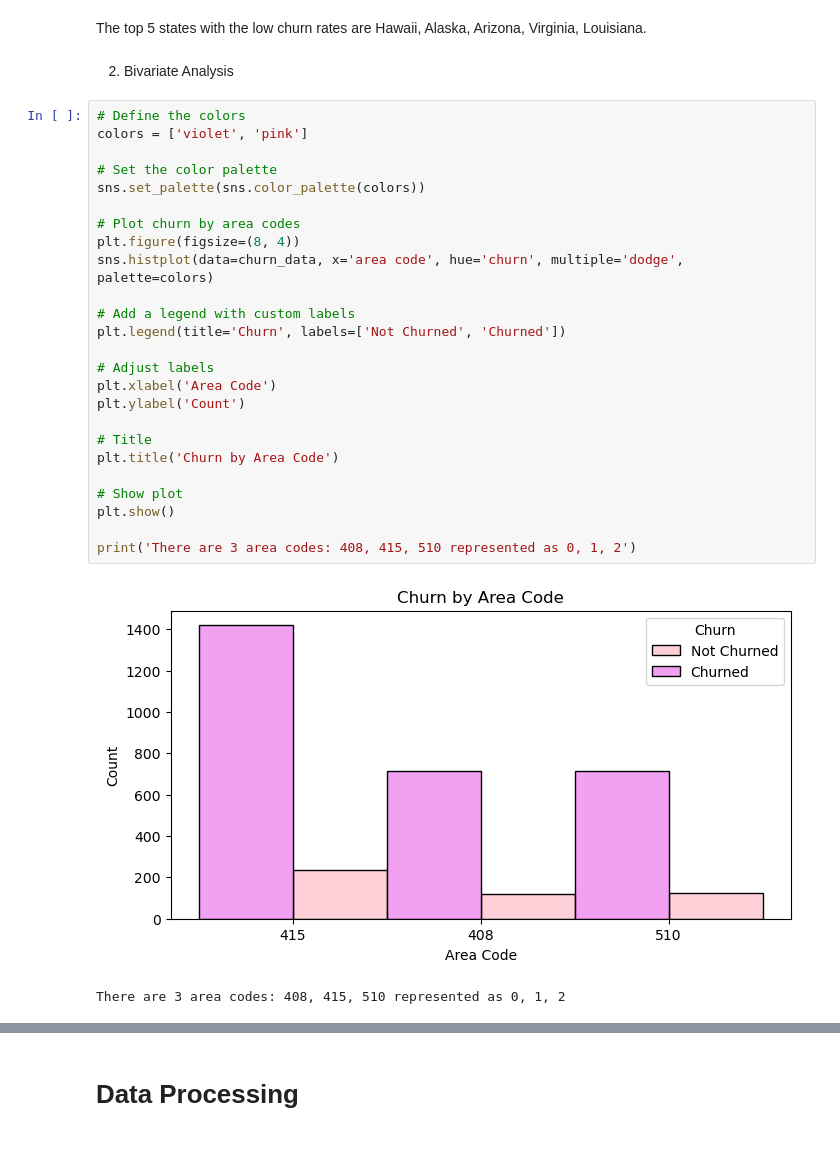
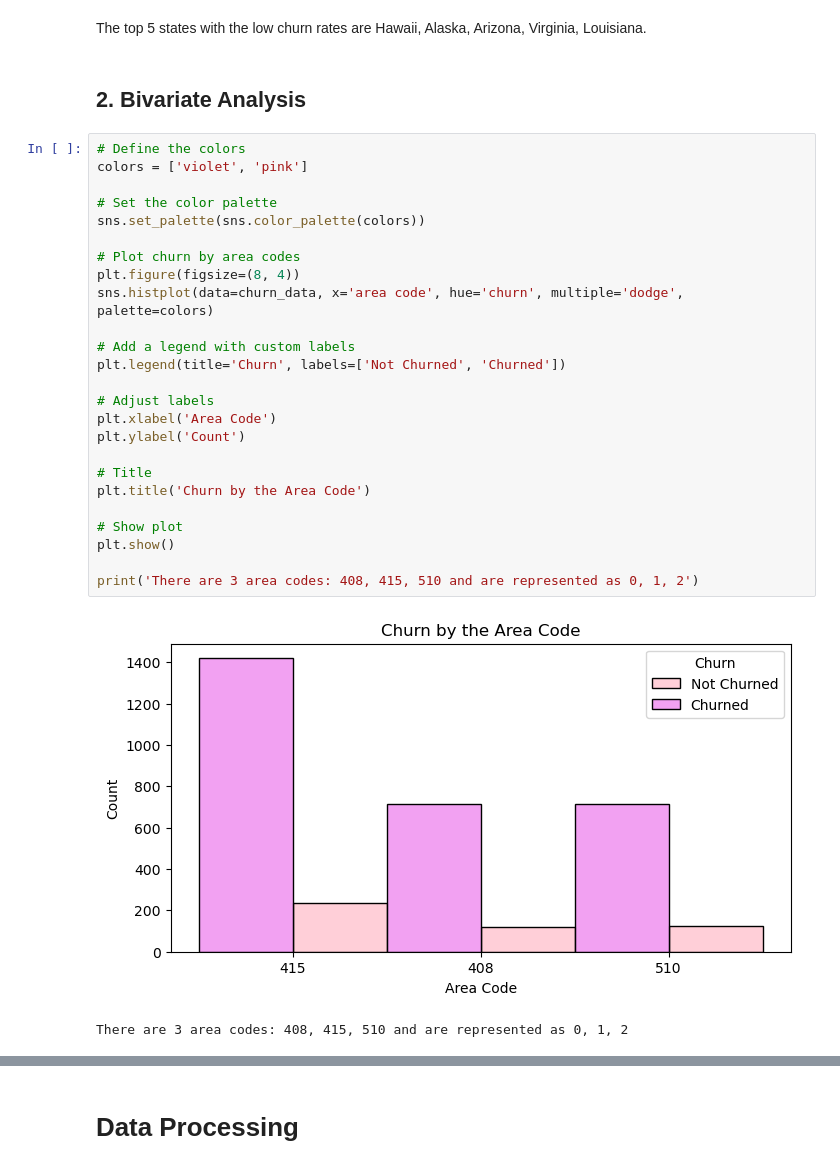
Before and after one commit to Mayoggz/SyriaTel-customer-churn, a Jupyter notebook: index.ipynb, the cells around one changed output, grey strips where cells are left out. Saved outputs shown, nothing was run; the diff lists cells and outputs as text.

```diff
--- a/index.ipynb
+++ b/index.ipynb
@@ -275,33 +283,33 @@ plt.show()
 # %% [markdown]
 The top 5 states with the low churn rates are Hawaii, Alaska, Arizona, Virginia, Louisiana.
 # %% [markdown]
-2. Bivariate Analysis
+## 2. Bivariate Analysis
 # %%
 # Define the colors
 colors = ['violet', 'pink']
 
 # Set the color palette
 sns.set_palette(sns.color_palette(colors))
 
 # Plot churn by area codes
 plt.figure(figsize=(8, 4))
 sns.histplot(data=churn_data, x='area code', hue='churn', multiple='dodge', palette=colors)
 
 # Add a legend with custom labels
 plt.legend(title='Churn', labels=['Not Churned', 'Churned'])
 
 # Adjust labels
 plt.xlabel('Area Code')
 plt.ylabel('Count')
 
 # Title
-plt.title('Churn by Area Code')
+plt.title('Churn by the Area Code')
 
 # Show plot
 plt.show()
 
-print('There are 3 area codes: 408, 415, 510 represented as 0, 1, 2')
+print('There are 3 area codes: 408, 415, 510 and are represented as 0, 1, 2')
 # %% [output]
-[figure, old version]
+[figure, new version]
-There are 3 area codes: 408, 415, 510 represented as 0, 1, 2
+There are 3 area codes: 408, 415, 510 and are represented as 0, 1, 2
 # %%
```
Also changed, not shown: parts of 53 cells of this notebook.
